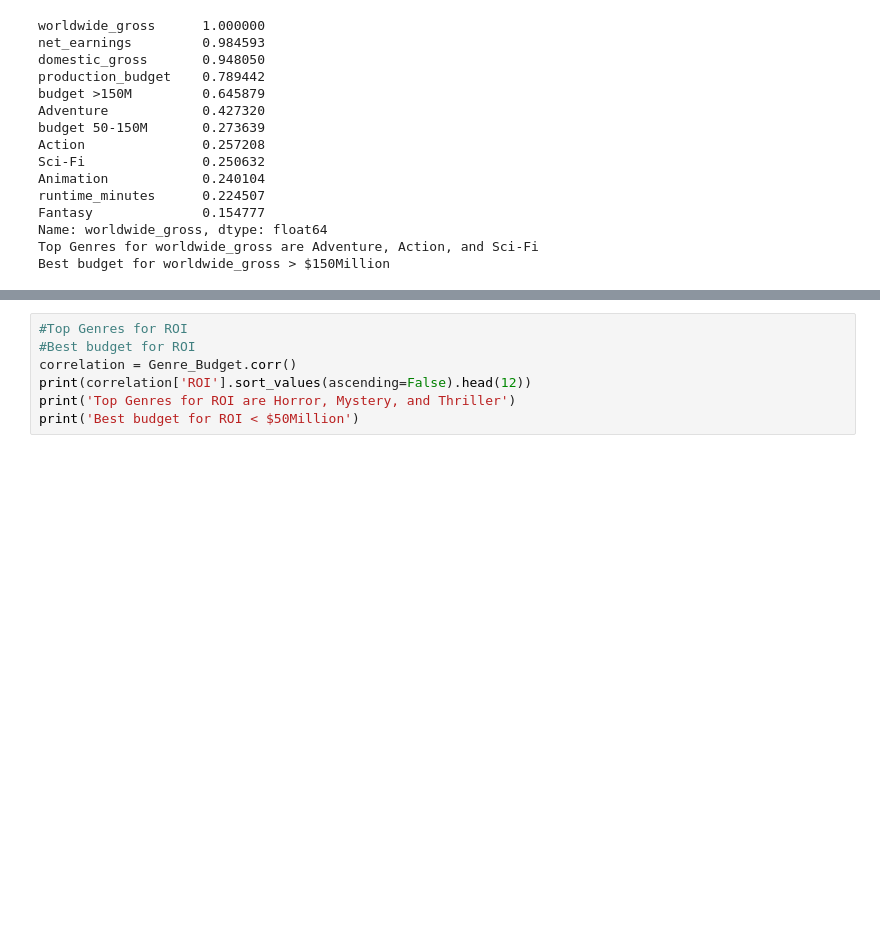
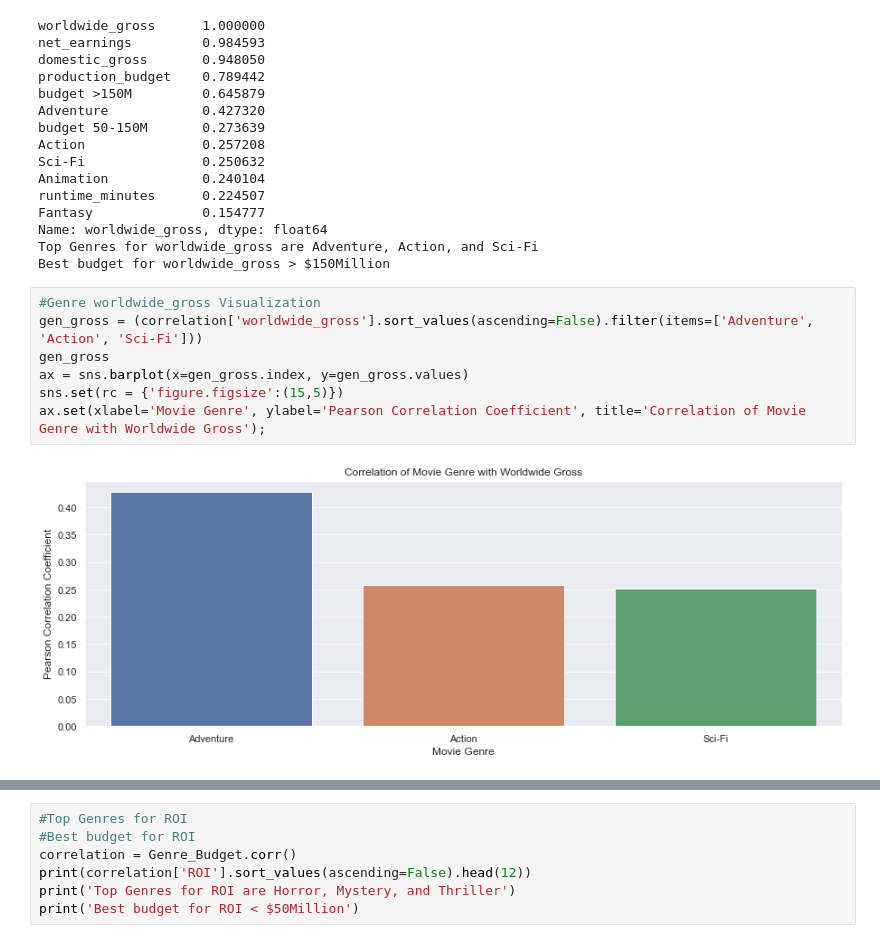
Before and after one commit to RH3421/Project-1-Microsoft-Makes-a-Movie, a Jupyter notebook: MainDF.ipynb, the cells around one changed output, grey strips where cells are left out. Drawn from its saved outputs; the diff is of its cells as text; blank space fills up the shorter version.

Commit message:
Added visuals

```diff
--- a/MainDF.ipynb
+++ b/MainDF.ipynb
@@ -254,3 +256,12 @@ Fantasy              0.154777
 Name: worldwide_gross, dtype: float64
 Top Genres for worldwide_gross are Adventure, Action, and Sci-Fi
 Best budget for worldwide_gross > $150Million
+# %%
+#Genre worldwide_gross Visualization
+gen_gross = (correlation['worldwide_gross'].sort_values(ascending=False).filter(items=['Adventure', 'Action', 'Sci-Fi']))
+gen_gross
+ax = sns.barplot(x=gen_gross.index, y=gen_gross.values)
+sns.set(rc = {'figure.figsize':(15,5)})
+ax.set(xlabel='Movie Genre', ylabel='Pearson Correlation Coefficient', title='Correlation of Movie Genre with Worldwide Gross');
+# %% [output]
+[figure, added]
```
Also changed, not shown: parts of 5 cells of this notebook, 4 other files.
